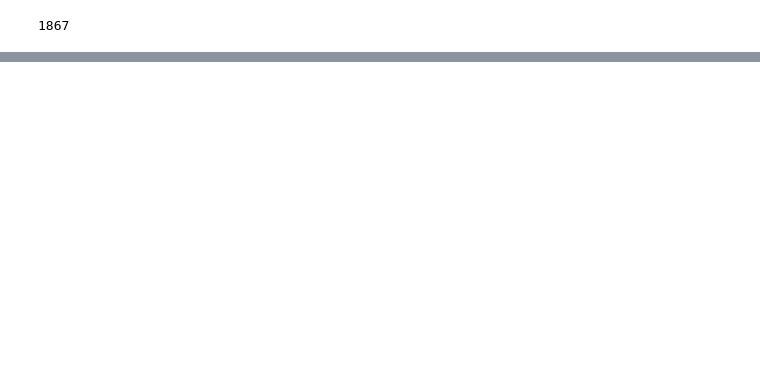
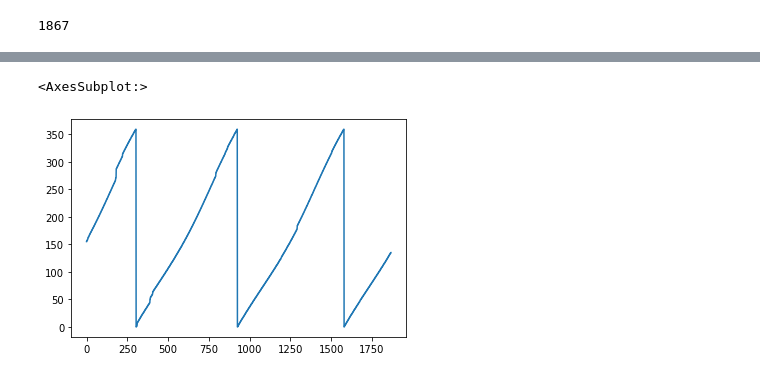
Before and after one commit to Adeyronxx/Mission-to-Mars, a Jupyter notebook: mars_data_challenge_part_2.ipynb, the cells around one changed output, grey strips where cells are left out. Cells and saved outputs as stored; diff of their text form; code cells hidden in the pictures; blank space fills up the shorter version.

```diff
--- a/mars_data_challenge_part_2.ipynb
+++ b/mars_data_challenge_part_2.ipynb
@@ -85,0 +106,5 @@ TypeError: 'method' object is not subscriptable
+# %%
+mars_df['ls'].plot()
+# %% [output]
+<AxesSubplot:>
+[figure, added]
```
Also changed, not shown: parts of 12 cells of this notebook, 1 other file.
